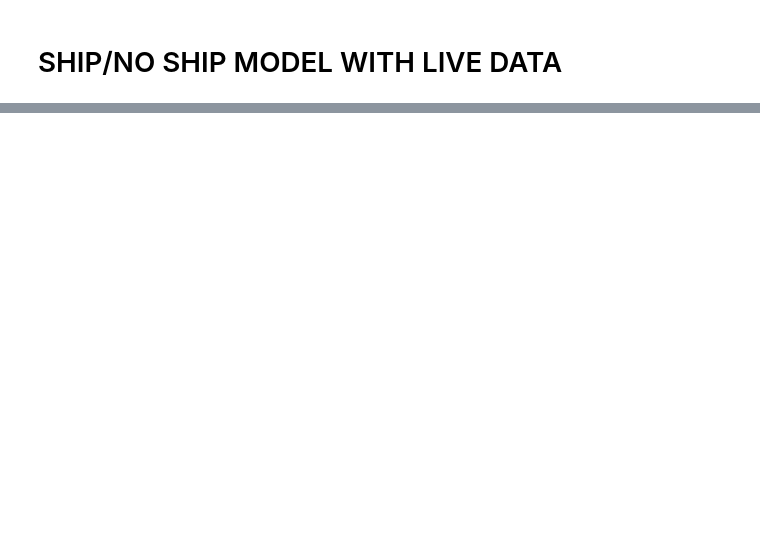
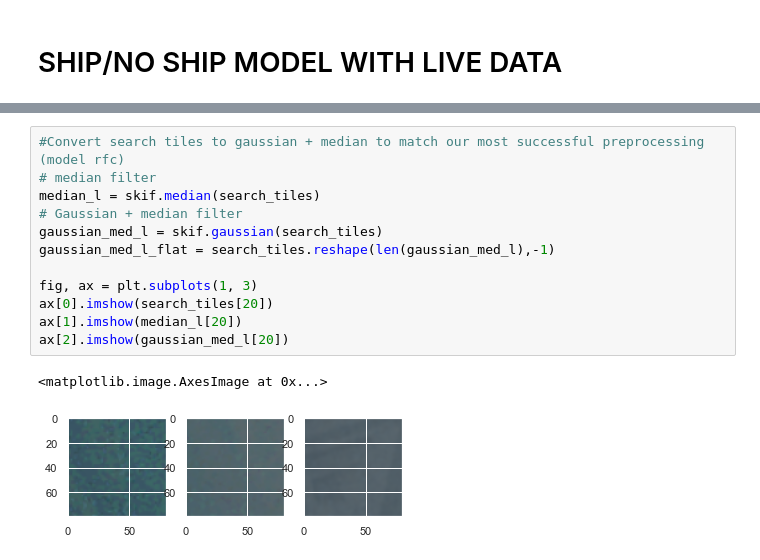
Before and after one commit to mackzlee/w207-final-project, a Jupyter notebook: 207_AIS_Query.ipynb, the cells around one changed output, grey strips where cells are left out. Saved outputs shown, nothing was run; the diff lists cells and outputs as text; blank space fills up the shorter version.

```diff
--- a/207_AIS_Query.ipynb
+++ b/207_AIS_Query.ipynb
@@ -548,0 +565,15 @@ search_tiles_flat = search_tiles.reshape(len(search_tiles),-1)
+# %%
+#Convert search tiles to gaussian + median to match our most successful preprocessing (model rfc)
+# median filter
+median_l = skif.median(search_tiles)
+# Gaussian + median filter
+gaussian_med_l = skif.gaussian(search_tiles)
+gaussian_med_l_flat = search_tiles.reshape(len(gaussian_med_l),-1)
+
+fig, ax = plt.subplots(1, 3)
+ax[0].imshow(search_tiles[20])
+ax[1].imshow(median_l[20])
+ax[2].imshow(gaussian_med_l[20])
+# %% [output]
+<matplotlib.image.AxesImage at 0x...>
+[figure, added]
```
Also changed, not shown: parts of 22 cells of this notebook.
